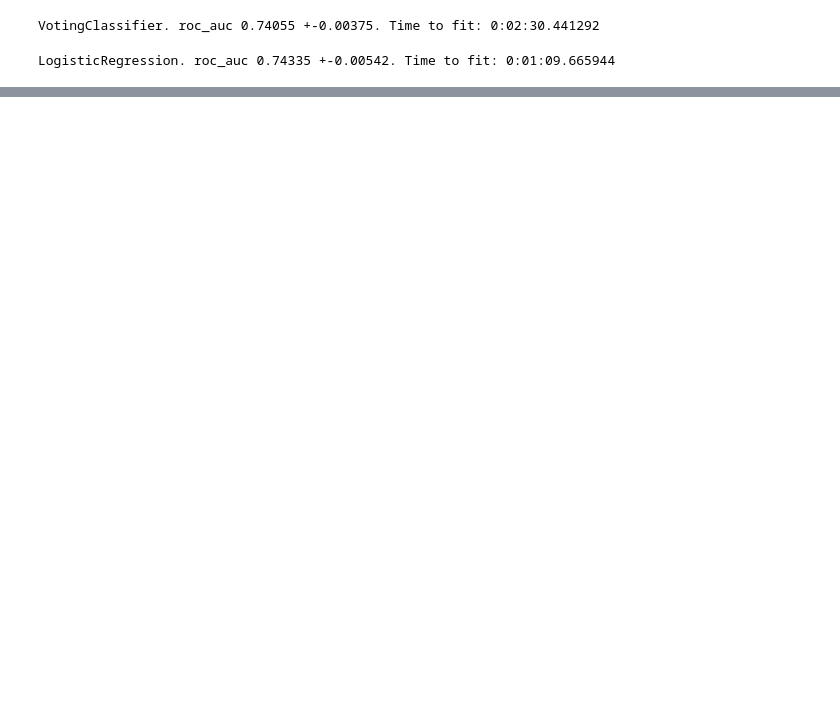
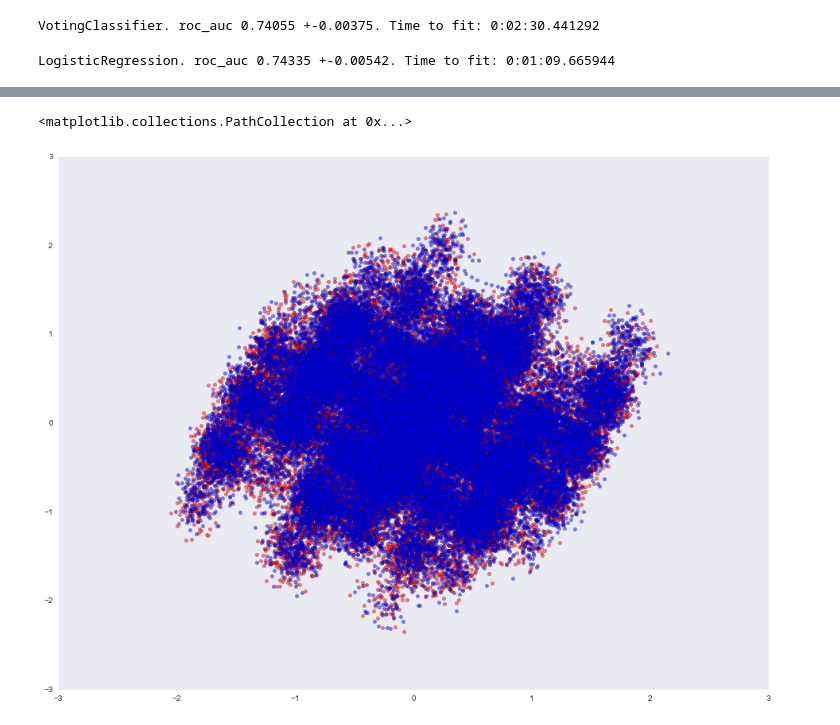
Before and after one commit to senior-sigan/ML_Workshop_2017.06.10, a Jupyter notebook: main.ipynb, the cells around one changed output, grey strips where cells are left out. Drawn from its saved outputs; the diff is of its cells as text; code cells hidden in the pictures; blank space fills up the shorter version.

```diff
--- a/main.ipynb
+++ b/main.ipynb
@@ -851,3 +853,7 @@ LogisticRegression. roc_auc 0.74335 +-0.00542. Time to fit: 0:01:09.665944
 В общем машинное обучение это еще так странная штука.
 
 ![](images/daria.jpg)
+# %%
+from sklearn.decomposition import TruncatedSVD
+svd = TruncatedSVD(n_components=2)
+bag_xy = svd.fit_transform(bag)
@@ -853,0 +864,8 @@ LogisticRegression. roc_auc 0.74335 +-0.00542. Time to fit: 0:01:09.665944
+# %%
+df_xy = pd.DataFrame(bag_xy, index=df.index, columns=['x', 'y'])
+df_xy['target'] = df['radiant_win']
+plt.scatter(df_xy[df_xy['target'] == 0]['x'], df_xy[df_xy['target'] == 0]['y'],c = 'r', alpha=0.5)
+plt.scatter(df_xy[df_xy['target'] == 1]['x'], df_xy[df_xy['target'] == 1]['y'],c = 'b', alpha=0.5)
+# %% [output]
+<matplotlib.collections.PathCollection at 0x...>
+[figure, added]
```
Also changed, not shown: parts of 4 cells of this notebook.
